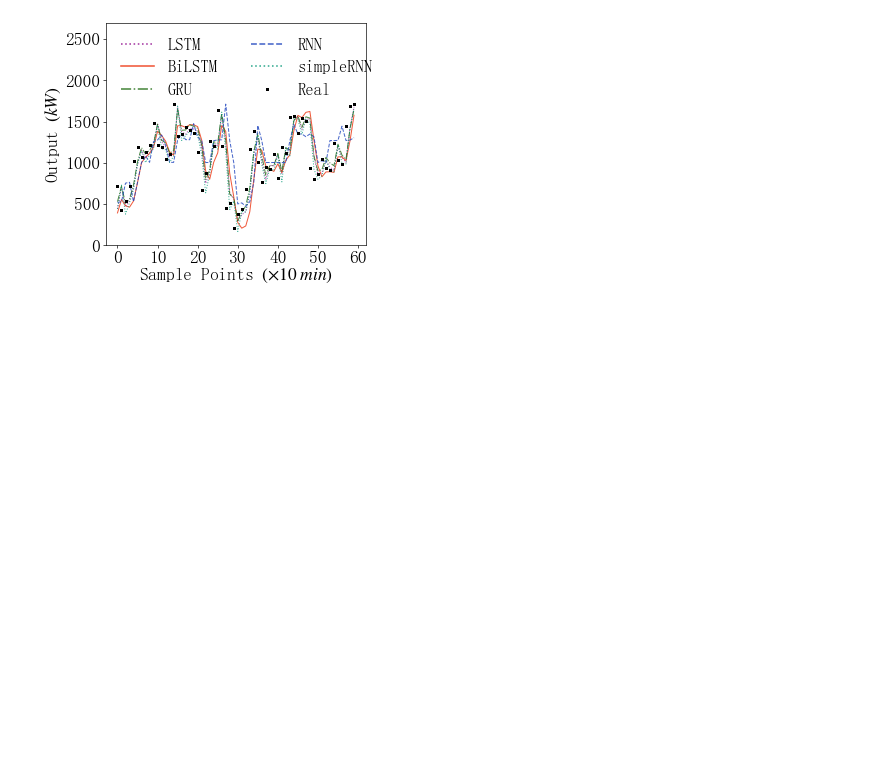
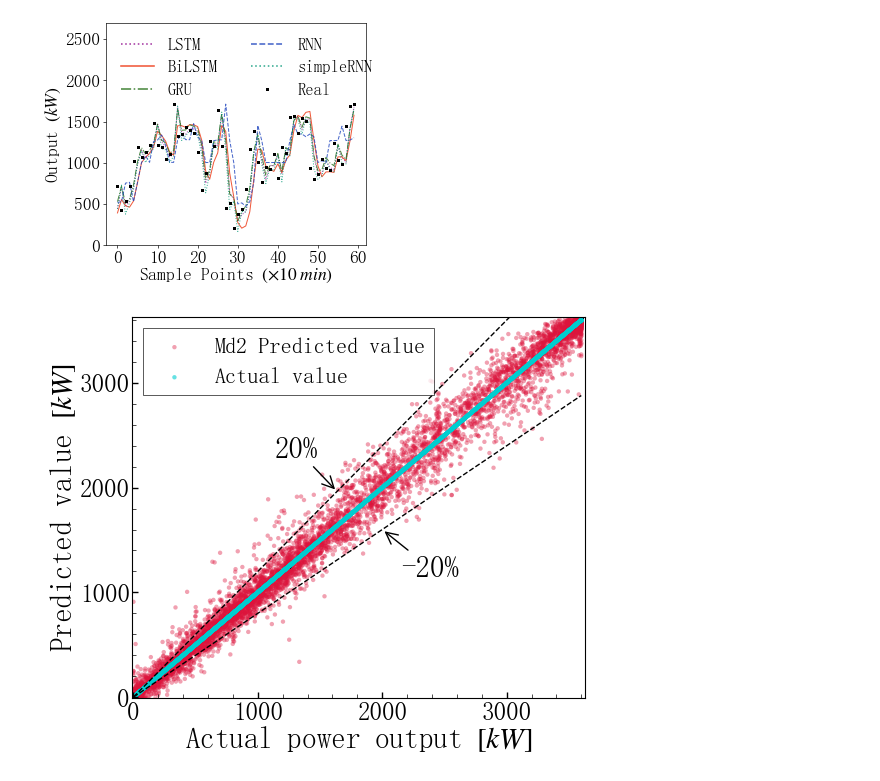
Before and after one commit to orange180/scada-data-of-a-wind-turbine, a Jupyter notebook: A-analysis-curve-fprecast.ipynb, the cells around one changed output. Saved outputs shown, nothing was run; the diff lists cells and outputs as text; code cells hidden in the pictures; blank space fills up the shorter version.

```diff
--- a/A-analysis-curve-fprecast.ipynb
+++ b/A-analysis-curve-fprecast.ipynb
@@ -1,12 +1,8 @@
 # %%
-import pandas as pd
-import numpy as np
 import matplotlib.pyplot as plt
 from matplotlib import rcParams
 import pandas as pd
 import numpy as np
-from sklearn import metrics
-from sklearn.metrics import r2_score, mean_absolute_error
 from pandas import DataFrame
 from pandas import concat
 import copy
@@ -36,7 +32,7 @@ def series_to_supervised(data, n_in=1, n_out=1, dropnan=True):
         agg.dropna(inplace=True)
     return agg
 
-serScada=pd.read_csv('./data/serScada.csv', index_col=0)
+serScada=pd.read_csv('serScada.csv', index_col=0)
 # 字符转标准时间索引
 serScada.index = pd.to_datetime(serScada.index)
 
@@ -360,3 +356,86 @@ plt.show()
 plt.close(fig)
 # %% [output]
 [figure]
+# %%
+
+s=0
+e=9000
+result = pd.read_csv('./res/SG_5_2.csv', index_col=False)
+y1 = result.values[s:e,1]
+# print(y_test[s:e])
+# print(y1)
+
+yy = 3600
+err = 0.2
+loc = 1800
+loc1 = (2*loc)/(2+err)
+loc2 = (2*loc)/(2-err)
+
+x=y_test[s:e]
+plot1=y1
+
+plt.rcdefaults()
+plt.rcParams['axes.unicode_minus'] = False  # 解决负号显示问题
+config = {
+            "font.family": 'serif',
+            "font.size": 21,
+            "mathtext.fontset": 'stix',
+            "font.serif": ['SimSun'],
+         }
+rcParams.update(config)
+
+colors = ['#DC143C', '#00CED1']  #点的颜色
+# fig = plt.figure(figsize=(3.5, 2.5), dpi=600)
+fig,ax = plt.subplots(figsize=(6, 5), dpi=100) #注意:一般都在ax中设置,不再plot中设置
+area = [10,10]  # 点面积[1.7,1.5]
+plt.xlabel("Actual power output $[kW]$", fontsize=21, labelpad=1)
+plt.ylabel("Predicted value $[kW]$", fontsize=21, labelpad=1.3)
+plt.xlim(-10,3630)
+plt.ylim(-10,3630)
+
+plt.scatter(x, plot1, s=area[0], marker='o', c=colors[0], edgecolors='none', alpha=0.4, label='Md2 Predicted value')
+plt.scatter(x, x, s=area[1], marker='o', c=colors[1], edgecolors='none', alpha=0.6, label='Actual value')
+
+plt.plot([0,yy],[0,yy+yy*err], linewidth = 1, color='#000000', linestyle='dashed')
+plt.plot([0,yy],[0,yy-yy*err], linewidth = 1, color='#000000', linestyle='dashed')
+
+plt.annotate(str(int(err*100))+'%', xy=(loc1, loc1+loc1*err), xytext=(loc1-500, loc1+loc1*err+320),
+            arrowprops=dict(arrowstyle='->', facecolor='black')
+            )
+plt.annotate(str(int(-1*err*100))+'%', xy=(loc2, loc2-loc2*err), xytext=(loc2+150, loc2-loc2*err-450),
+            arrowprops=dict(arrowstyle='->', facecolor='black')
+            )
+
+#设置主刻度标签的位置,标签文本的格式
+xmajorLocator = plt.MultipleLocator(1000) #将x主刻度标签设置为 的倍数
+ax.xaxis.set_major_locator(xmajorLocator)
+# xmajorFormatter = plt.FormatStrFormatter('%5.1d') #设置x轴标签文本的格式
+# ax.xaxis.set_major_formatter(xmajorFormatter)
+
+ymajorLocator = plt.MultipleLocator(1000) #将y轴主刻度标签设置为 的倍数
+ax.yaxis.set_major_locator(ymajorLocator)
+# ymajorFormatter = plt.FormatStrFormatter('%4.1d') #设置y轴标签文本的格式
+# ax.yaxis.set_major_formatter(ymajorFormatter)
+
+#设置次刻度标签的位置,没有标签文本格式
+xminorLocator = plt.MultipleLocator(200) #将x轴次刻度标签设置为5的倍数
+ax.xaxis.set_minor_locator(xminorLocator)
+yminorLocator = plt.MultipleLocator(200) #将此y轴次刻度标签设置为0.1的倍数
+ax.yaxis.set_minor_locator(yminorLocator)
+
+ax.tick_params(axis='x', labelsize=18, direction='in', pad=1.8, length=4, width=1)  # 刻度值大小, rotation=40
+ax.tick_params(axis='y', labelsize=18, direction='in', pad=1.8, length=4, width=1)
+ax.tick_params(axis="x", which='minor', direction='in', length=2.7, width=0.5)#, color="green"
+ax.tick_params(axis="y", which='minor', direction='in', length=3, width=0.5)#, color="green"
+
+legend = plt.legend(loc='upper left' ,frameon=True,edgecolor='black', ncol=1,fancybox=False,
+                    facecolor='white', fontsize=16)#loc='upper left', ,edgecolor='black', fontsize=7, bbox_to_anchor=(.6, 1)
+frame = legend.get_frame()
+frame.set_linewidth(0.57) # 设置图例边框线宽
+
+plt.tight_layout()
+plt.savefig('output/scatter of Power.png', dpi=600)
+plt.show()
+plt.close(fig)
+# %% [output]
+[figure, added]
```
Also changed, not shown: parts of 3 cells of this notebook, 11 other files.
